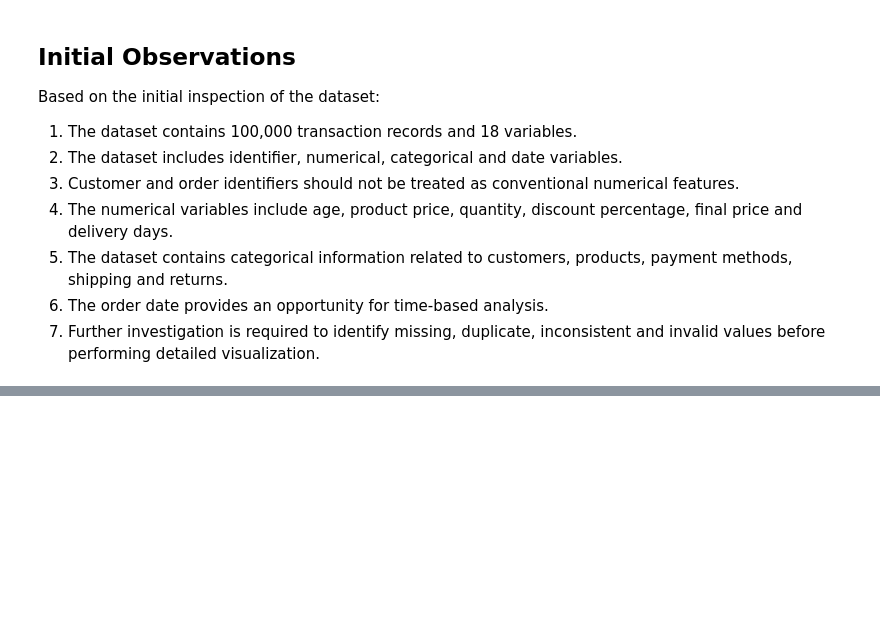
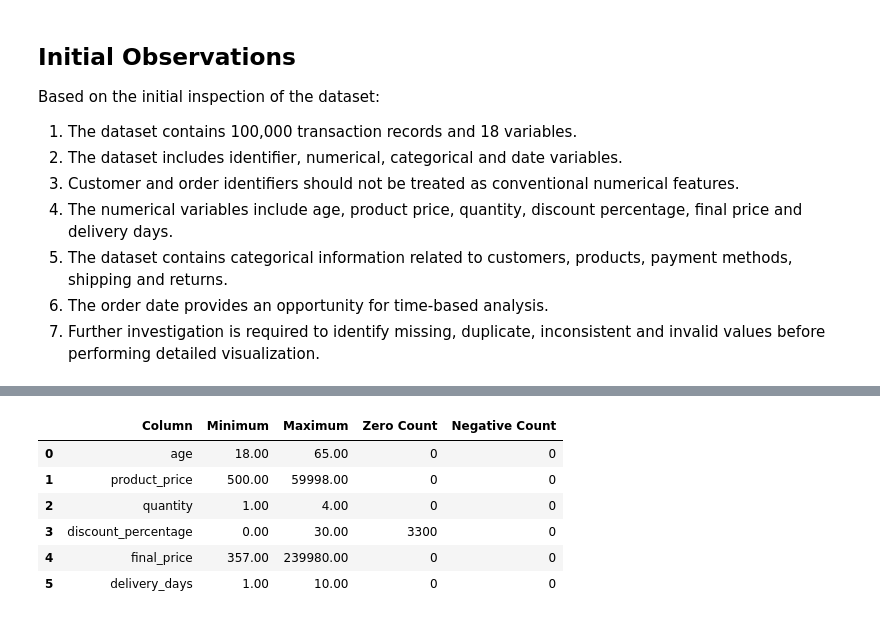
Before and after one commit to Bhav-creator452/NextHikesProject3-advanced-eda-retail-analysis, a Jupyter notebook: Advanced_EDA_Retail_Analysis.ipynb, the cells around one changed output, grey strips where cells are left out. Drawn from its saved outputs; the diff is of its cells as text; code cells hidden in the pictures; blank space fills up the shorter version.

Commit message:
Day 2: Data quality assessment and validation

```diff
--- a/Advanced_EDA_Retail_Analysis.ipynb
+++ b/Advanced_EDA_Retail_Analysis.ipynb
@@ -267,0 +369,31 @@ Based on the initial inspection of the dataset:
+# %%
+# Defining the numerical columns
+
+numerical_columns = [
+    'age',
+    'product_price',
+    'quantity',
+    'discount_percentage',
+    'final_price',
+    'delivery_days'
+]
+# %%
+# Creating a consolidated validation summary for numerical variables
+
+numerical_validation = pd.DataFrame({
+    'Column': numerical_columns,
+    'Minimum': [df[col].min() for col in numerical_columns],
+    'Maximum': [df[col].max() for col in numerical_columns],
+    'Zero Count': [(df[col] == 0).sum() for col in numerical_columns],
+    'Negative Count': [(df[col] < 0).sum() for col in numerical_columns]
+})
+
+numerical_validation
+# %% [output]
+|  | Column | Minimum | Maximum | Zero Count | Negative Count |
+| 0 | age | 18.00 | 65.00 | 0 | 0 |
+| 1 | product_price | 500.00 | 59998.00 | 0 | 0 |
+| 2 | quantity | 1.00 | 4.00 | 0 | 0 |
+| 3 | discount_percentage | 0.00 | 30.00 | 3300 | 0 |
+| 4 | final_price | 357.00 | 239980.00 | 0 | 0 |
+| 5 | delivery_days | 1.00 | 10.00 | 0 | 0 |
```
Also changed, not shown: parts of 31 cells of this notebook.
